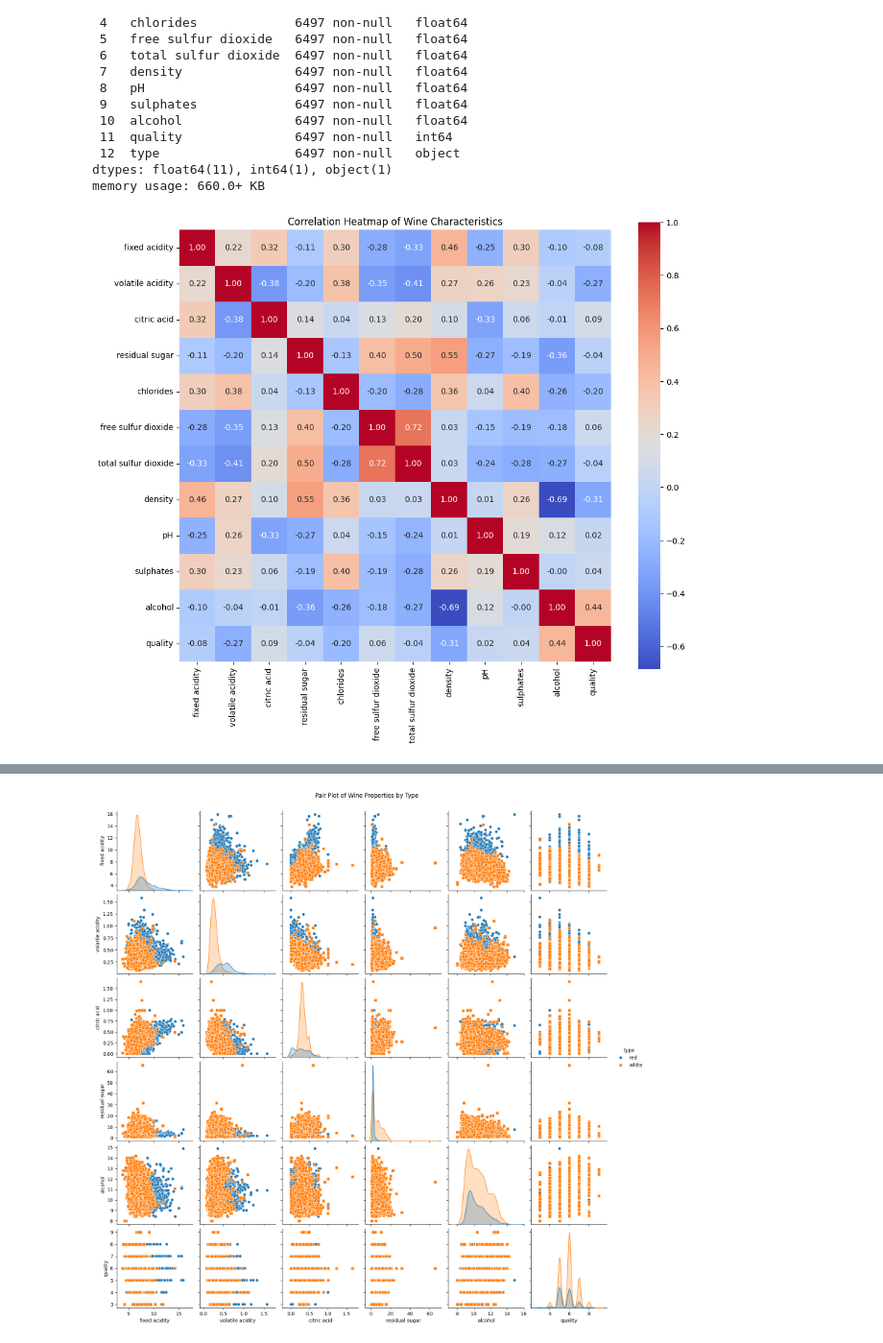
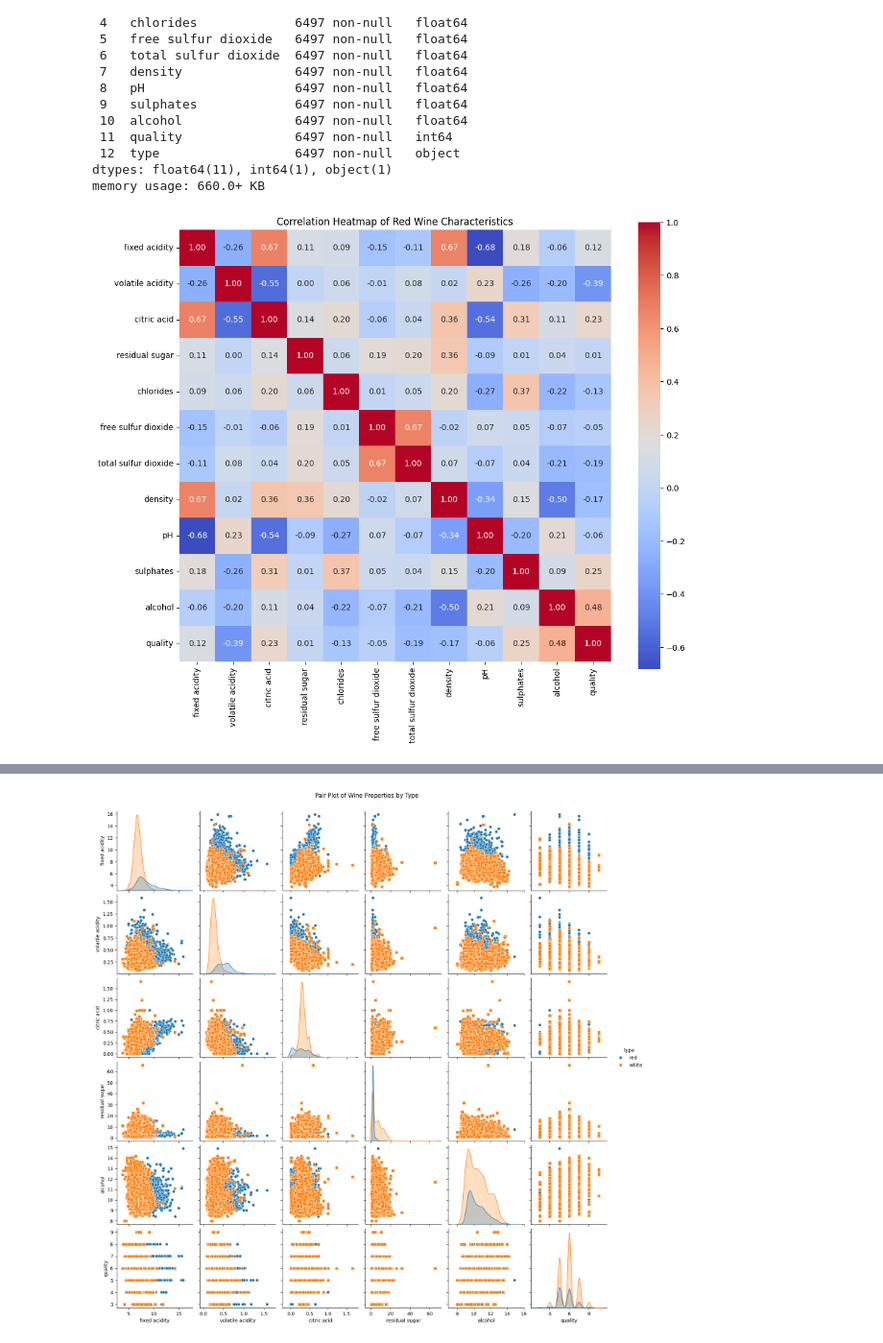
Before and after one commit to Fin0201/AI-ML-CW1, a Jupyter notebook: CW1 Code.ipynb, the cells around one changed output, grey strips where cells are left out. Shown at 96% size. Saved outputs shown, nothing was run; the diff lists cells and outputs as text; code cells hidden in the pictures.

Commit message:
Seperated heatmap by wine types

```diff
--- a/CW1 Code.ipynb
+++ b/CW1 Code.ipynb
@@ -47,14 +47,17 @@ Data columns (total 13 columns):
  12  type                  6497 non-null   object
 dtypes: float64(11), int64(1), object(1)
 memory usage: 660.0+ KB
+# %%
+red_wine_data = wine_data[wine_data['type'] == 'red']
+white_wine_data = wine_data[wine_data['type'] == 'white']
 # %%
 # Compute the correlation matrix
-corr_matrix = wine_data.select_dtypes(include=[np.number]).corr()
+corr_matrix = red_wine_data.select_dtypes(include=[np.number]).corr()
 
 # Generate a heatmap
 plt.figure(figsize=(12, 10))
 sns.heatmap(corr_matrix, annot=True, fmt=".2f", cmap='coolwarm', cbar=True, square=True)
-plt.title('Correlation Heatmap of Wine Characteristics')
+plt.title('Correlation Heatmap of Red Wine Characteristics')
 plt.show()
 # %% [output]
-[figure, old version]
+[figure, new version]
```
Also changed, not shown: parts of 2 cells of this notebook, 4 other files.
